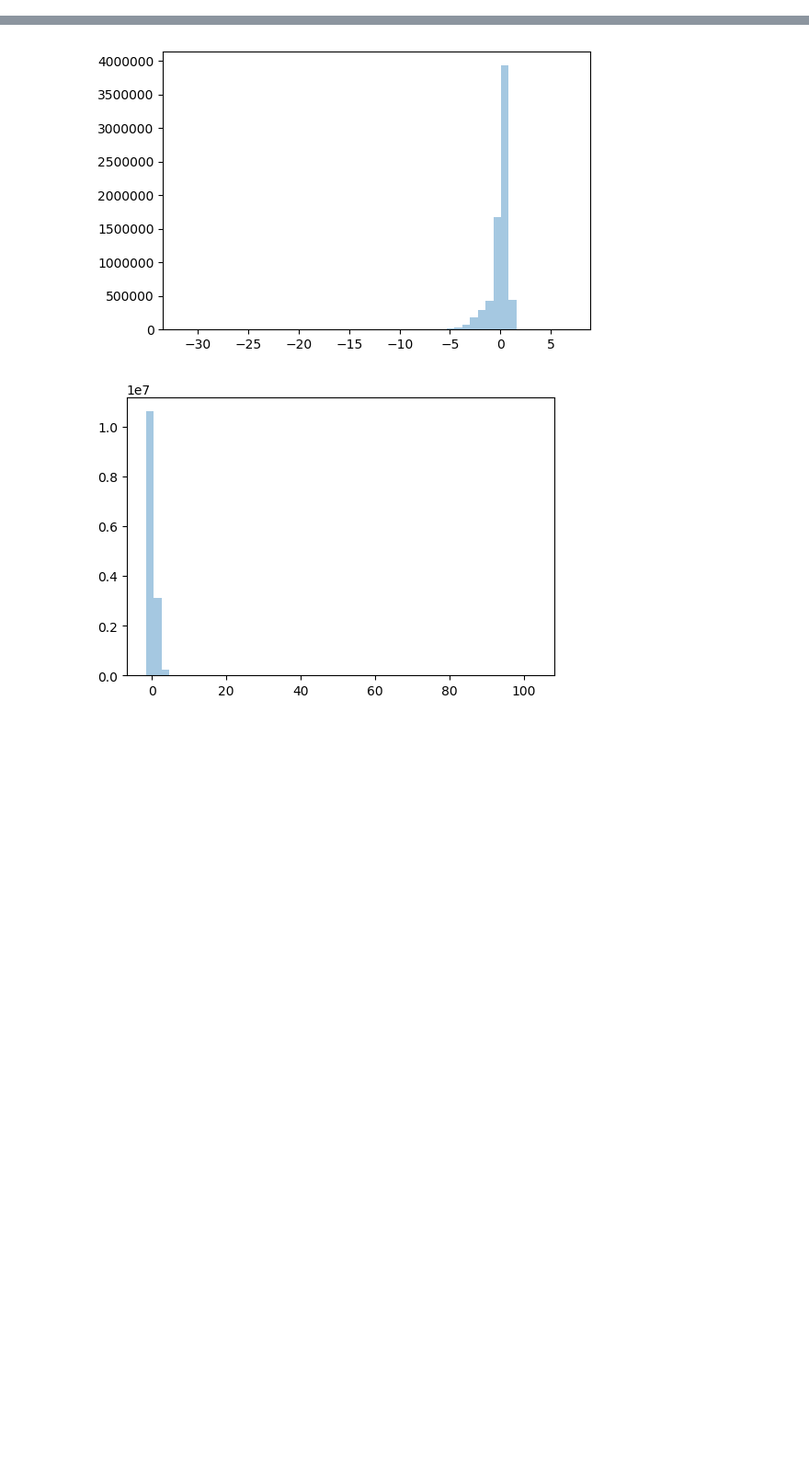
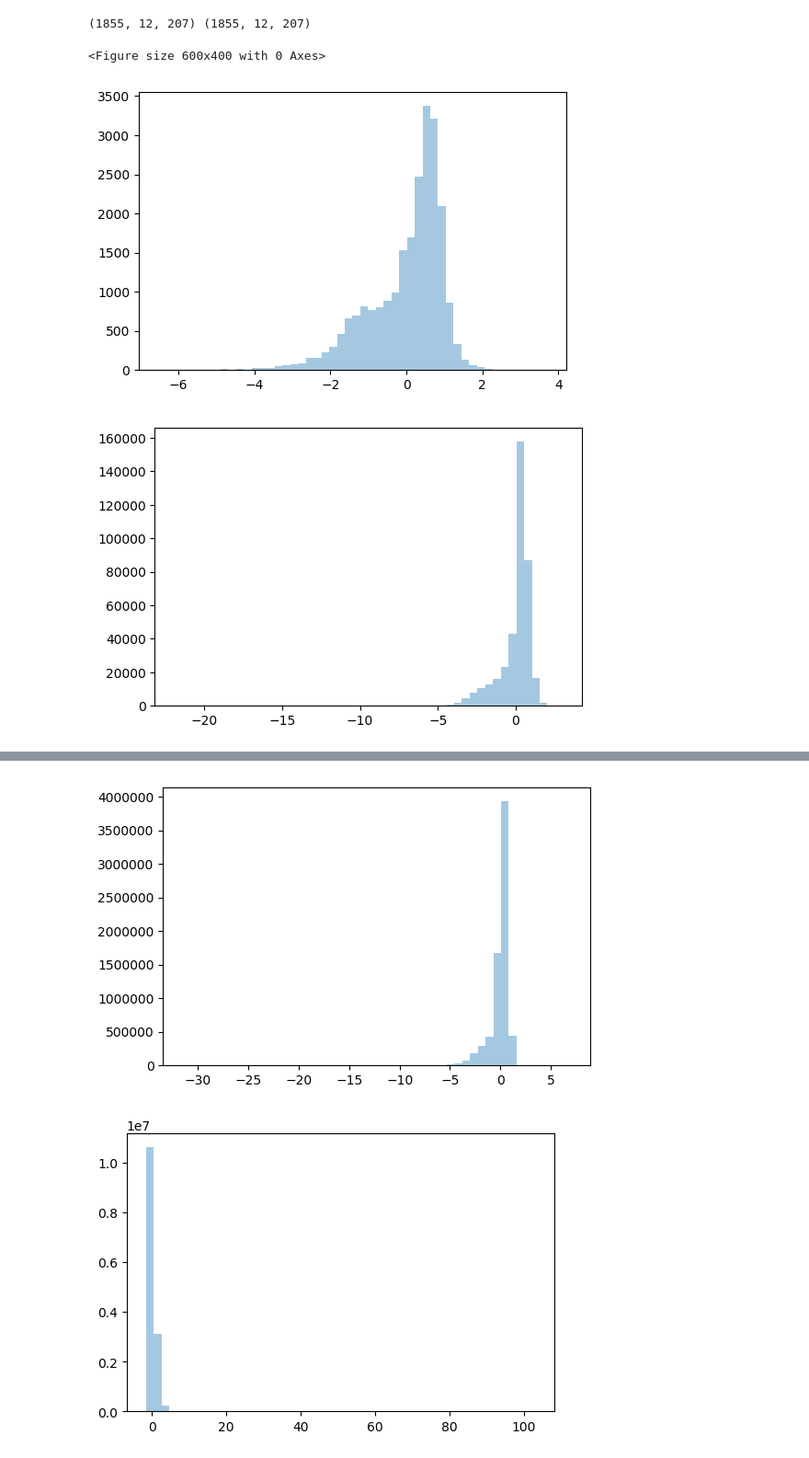
Before and after one commit to shawnwan47/ST_Attention, a Jupyter notebook: Untitled.ipynb, the cells around one changed output, grey strips where cells are left out. Shown at 92% size. Drawn from its saved outputs; the diff is of its cells as text; code cells hidden in the pictures; blank space fills up the shorter version.

```diff
--- a/Untitled.ipynb
+++ b/Untitled.ipynb
@@ -19,3 +19,32 @@ reload(IO)
 la = Loader.LALoader()
 bjh = Loader.BJLoader('highway')
 bjm = Loader.BJLoader('metro')
+# %%
+MODEL_PATH = 'data/models/LA/GARNNGRUHead4Hid64Lay2NodeTimeDay5min'
+targets, outputs = [], []
+for i in range(7):
+    targets.append(np.load(MODEL_PATH + '_target_' + str(i)))
+    outputs.append(np.load(MODEL_PATH + '_output_' + str(i)))
+targets = np.concatenate(targets)
+outputs = np.concatenate(outputs)
+print(targets.shape, outputs.shape)
+# %% [output]
+(1855, 12, 207) (1855, 12, 207)
+# %%
+day_size = 1855 // 7
+output = outputs[:day_size, -1]
+target = targets[:day_size, -1]
+def scale(arr):
+    mean, std = np.nanmean(arr, 0), np.nanstd(arr, 0)
+    return (arr - mean) / (std + 1e-8)
+
+for ts in [target, output]:
+    plt.figure()
+    values = scale(ts).reshape(-1)
+    values = np.nan_to_num(values)
+    sns.distplot(values, kde=False)
+    plt.show()
+# %% [output]
+<Figure size 600x400 with 0 Axes>
+[figure, added]
+[figure, added]
```
Also changed, not shown: parts of 3 cells of this notebook, 8 other files.
